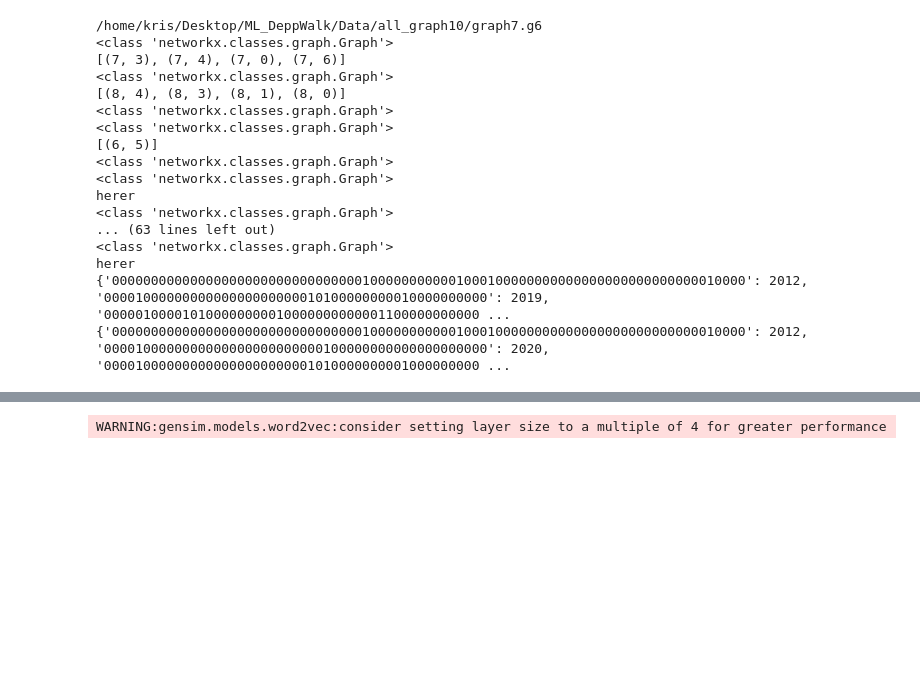
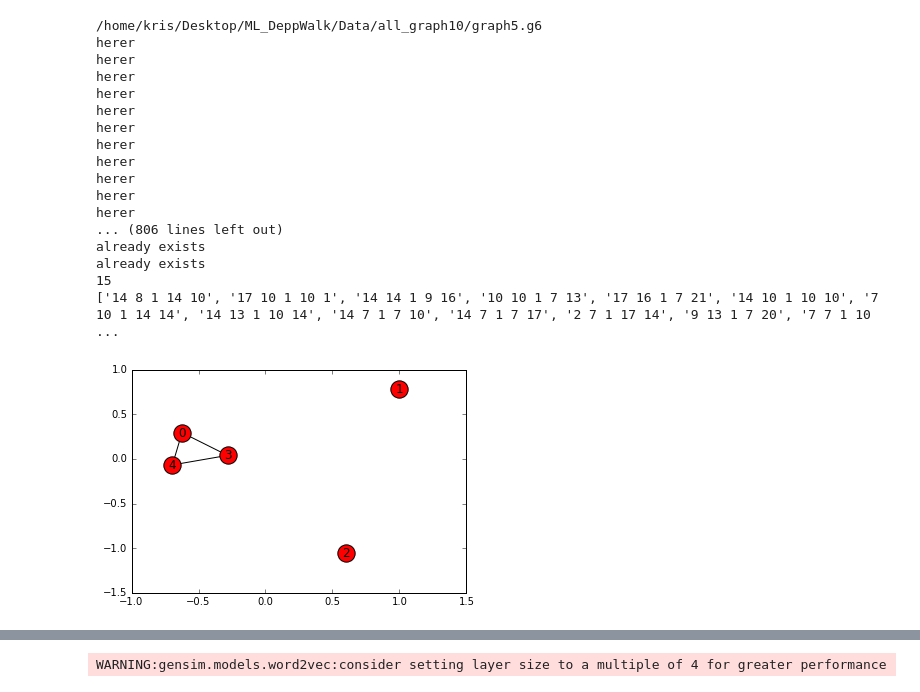
Before and after one commit to kris-singh/grap2vec, a Jupyter notebook: Untitled0.ipynb, the cells around one changed output, grey strips where cells are left out. Drawn from its saved outputs; the diff is of its cells as text; code cells hidden in the pictures; blank space fills up the shorter version.

```diff
--- a/Untitled0.ipynb
+++ b/Untitled0.ipynb
@@ -13,43 +14,48 @@ ret_start_val = -1
 # %%
 #dir_name = os.listdir('../Data/all_graph10/')
 #file_name = ["../Data/all_graph10/"+i  for i in dir_name]
 #driver function for the program
-file_name = "/home/kris/Desktop/ML_DeppWalk/Data/all_graph10/graph7.g6"
+file_name = "/home/kris/Desktop/ML_DeppWalk/Data/all_graph10/graph5.g6"
 full_hash_table = []
 print file_name
 file_list = nx.read_graph6(file_name)
 d = 5 #context window size
 vocab = [] #vocab """we migh have to save it to the disk and start again if size too big"""
-ret_start_val = 2000
-for i in range(0,len(file_list)):
+ret_start_val = 0
+total_neigh = []
+for i in range(1,len(file_list)):
     present_neighbourhood = gen_neigbourhood(i)
+    present_neighbourhood.append(file_list[i])
     start_val = max(0,ret_start_val)
-    ret_hash_table,key_mid = populate_table(i,start_val,present_neighbourhood)
+    total_neigh = list(present_neighbourhood)
+    total_neigh = [j for j in total_neigh if j is not None]
+    ret_hash_table = populate_table(i,start_val,total_neigh)
     ret_start_val = max(list(ret_hash_table.values()))
     full_hash_table.append(ret_hash_table)
-    create_partial_vocab(present_neighbourhood,ret_hash_table,key_mid,d,vocab)
-
+    print i
+    create_partial_vocab(total_neigh,ret_hash_table,i,d,vocab)
 
 nx.draw_networkx(file_list[7])
 print len(file_list)
 # %% [output]
-/home/kris/Desktop/ML_DeppWalk/Data/all_graph10/graph7.g6
-<class 'networkx.classes.graph.Graph'>
-[(7, 3), (7, 4), (7, 0), (7, 6)]
-<class 'networkx.classes.graph.Graph'>
-[(8, 4), (8, 3), (8, 1), (8, 0)]
-<class 'networkx.classes.graph.Graph'>
-<class 'networkx.classes.graph.Graph'>
-[(6, 5)]
-<class 'networkx.classes.graph.Graph'>
-<class 'networkx.classes.graph.Graph'>
+/home/kris/Desktop/ML_DeppWalk/Data/all_graph10/graph5.g6
 herer
-<class 'networkx.classes.graph.Graph'>
-... (63 lines left out)
-<class 'networkx.classes.graph.Graph'>
 herer
-{'000000000000000000000000000000001000000000001000100000000000000000000000000010000': 2012, '0000100000000000000000000010100000000010000000000': 2019, '000001000010100000000010000000000001100000000000 ...
-{'000000000000000000000000000000001000000000001000100000000000000000000000000010000': 2012, '0000100000000000000000000000100000000000000000000': 2020, '000010000000000000000000001010000000001000000000 ...
+herer
+herer
+herer
+herer
+herer
+herer
+herer
+herer
+herer
+... (806 lines left out)
+already exists
+already exists
+15
+['14 8 1 14 10', '17 10 1 10 1', '14 14 1 9 16', '10 10 1 7 13', '17 16 1 7 21', '14 10 1 10 10', '7 10 1 14 14', '14 13 1 10 14', '14 7 1 7 10', '14 7 1 7 17', '2 7 1 17 14', '9 13 1 7 20', '7 7 1 10 ...
+[figure, added]
 # %%
 """Create e-neigbourhood for any.. subgraph(e-neighbourhood is defined as 1 deletion(edge or node) as on dummy graph)"""
 def e_neighbourhood_node_del(G):
```
Also changed, not shown: parts of 11 cells of this notebook, 3 other files.
